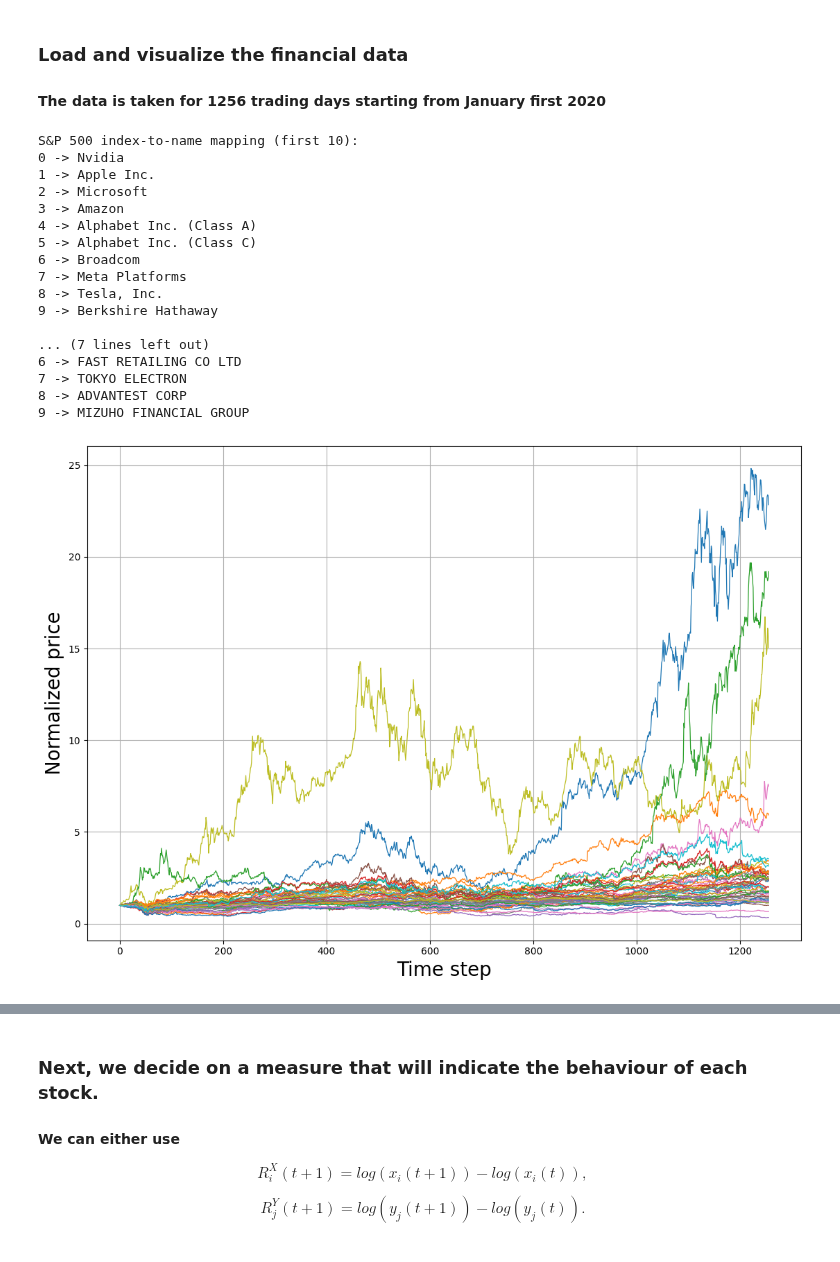
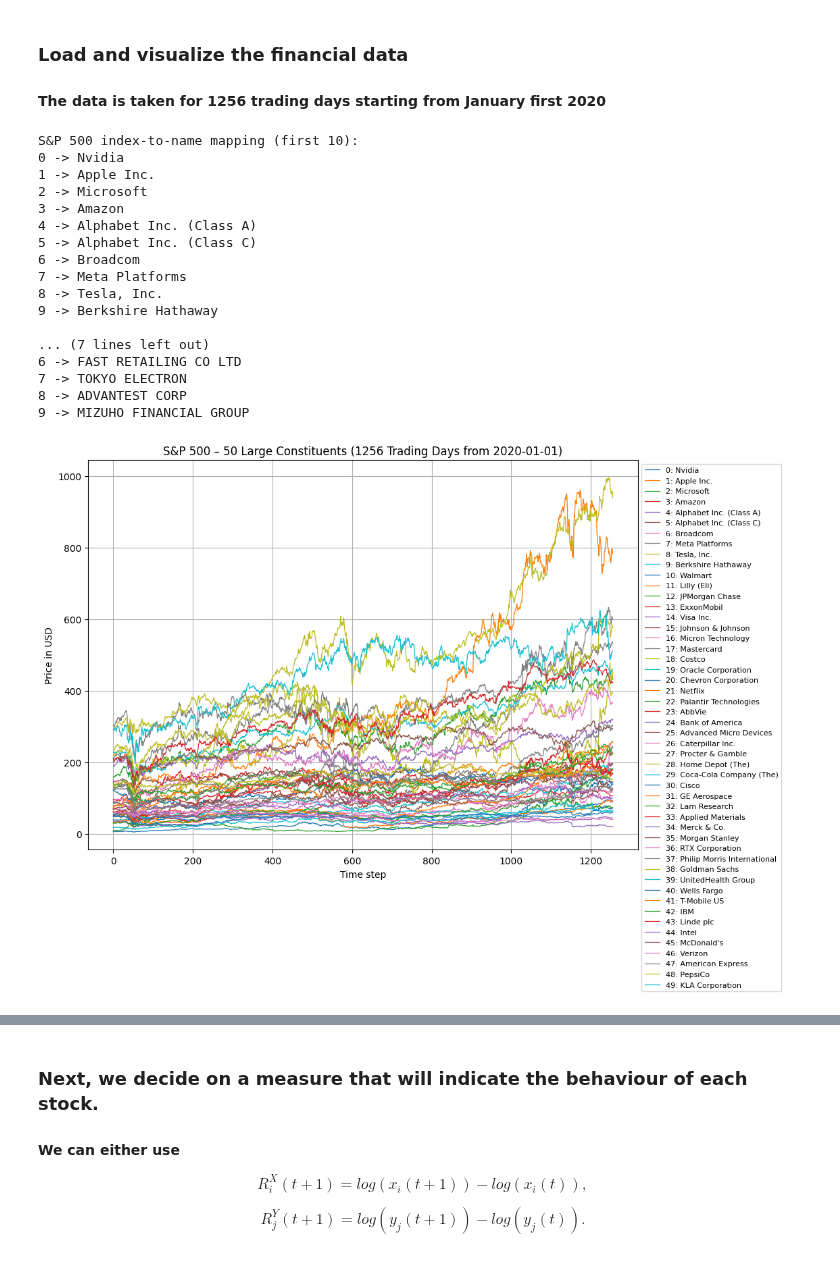
Before and after one commit to GabrielSamberg/Matching-Clustering, a Jupyter notebook: Reproducible_Code/StockMarketRSC.ipynb, the cells around one changed output, grey strips where cells are left out. Drawn from its saved outputs; the diff is of its cells as text; code cells hidden in the pictures.

Commit message:
Added original financial data for S&P 500 and Japan datasets.

```diff
--- a/Reproducible_Code/StockMarketRSC.ipynb
+++ b/Reproducible_Code/StockMarketRSC.ipynb
@@ -46,16 +41,16 @@ We do that in order to neutralize scaling problems that can occur from differenc
 ### Load and visualize the financial data
 #### The data is taken for 1256 trading days starting from January first 2020
 # %%
-# Load the precomputed normalized price data and company names for both the S&P 500 and Japan datasets
-X_norm = np.load("../matching_clustering/Precomputed_finance_data/X_norm.npy")
-Y_norm = np.load("../matching_clustering/Precomputed_finance_data/Y_norm.npy")
+# Load the precomputed price data and company names for both the S&P 500 and Japan datasets
+sp500_orig_data = np.load("../matching_clustering/Precomputed_finance_data/sp500_orig_data.npy")
+japan_orig_data = np.load("../matching_clustering/Precomputed_finance_data/japan_orig_data.npy")
 sp500_names = np.load("../matching_clustering/Precomputed_finance_data/sp500_names.npy", allow_pickle=True)
 japan_names = np.load("../matching_clustering/Precomputed_finance_data/japan_names.npy", allow_pickle=True)
 japan_tickers = np.load("../matching_clustering/Precomputed_finance_data/japan_tickers.npy", allow_pickle=True)
 sp500_tickers = np.load("../matching_clustering/Precomputed_finance_data/sp500_tickers.npy", allow_pickle=True)
 
-N_COMPANIES = X_norm.shape[0]
-T = X_norm.shape[1]
+N_COMPANIES = sp500_orig_data.shape[0]
+T = sp500_orig_data.shape[1]
 START_DATE = "2020-01-01"
 
 
@@ -75,6 +70,8 @@ for i in range(min(10, N_COMPANIES)):
 
 time_axis = np.arange(T)
 
+
+
 # -----------------------
 # Plot X (S&P 500)
 # -----------------------
@@ -82,68 +79,52 @@ plt.figure(figsize=(14, 8))
 for i in range(N_COMPANIES):
     plt.plot(
         time_axis,
-        X_norm[i, :],
+        sp500_orig_data[i, :],
         linewidth=0.9,
         label=f"{i}: {sp500_index_to_name[i]}"
     )
-# plt.title(f"S&P 500 – 50 Large Constituents ({T} Trading Days from {START_DATE})")
-plt.xlabel("Time step", fontsize=20)
-plt.ylabel("Normalized price", fontsize=20)
+plt.title(f"S&P 500 – 50 Large Constituents ({T} Trading Days from {START_DATE})")
+plt.xlabel("Time step")
+plt.ylabel("Price in USD")
 plt.grid(True)
-# plt.legend(loc="upper left", bbox_to_anchor=(1, 1), fontsize=8)
+plt.legend(loc="upper left", bbox_to_anchor=(1, 1), fontsize=8)
 plt.tight_layout(rect=[0, 0, 0.8, 1])
-
-# Save the figure to a PDF file in the "Figures" directory
-base_dir = Path.cwd()  # instead of __file__
-output_path = base_dir / "Figures" / "stockmarket_figures" / "S&P_500_data.pdf"
-output_path.parent.mkdir(parents=True, exist_ok=True)
-plt.savefig(output_path, bbox_inches="tight")
-
 plt.show()
-
-
 
 # -----------------------
 # Plot Y (Japan)
 # -----------------------
 plt.figure(figsize=(14, 8))
 for i in range(N_COMPANIES):
     plt.plot(
         time_axis,
-        Y_norm[i, :],
+        japan_orig_data[i, :],
         linewidth=0.9,
         label=f"{i}: {japan_index_to_name[i]}"
     )
-# plt.title(f"Japan Large Caps – 50 Companies ({T} Trading Days from {START_DATE})")
-plt.xlabel("Time step", fontsize=20)
-plt.ylabel("Normalized price", fontsize=20)
+plt.title(f"Japan Large Caps – 50 Companies ({T} Trading Days from {START_DATE})")
+plt.xlabel("Time step")
+plt.ylabel("Price in Yen")
 plt.grid(True)
-# plt.legend(loc="upper left", bbox_to_anchor=(1, 1), fontsize=8)
+plt.legend(loc="upper left", bbox_to_anchor=(1, 1), fontsize=8)
 plt.tight_layout(rect=[0, 0, 0.8, 1])
-
-# Save the figure to a PDF file in the "Figures" directory
-base_dir = Path.cwd()  # instead of __file__
-output_path = base_dir / "Figures" / "stockmarket_figures" / "Japan_financial_data.pdf"
-output_path.parent.mkdir(parents=True, exist_ok=True)
-plt.savefig(output_path, bbox_inches="tight")
-
 plt.show()
 # %% [output]
 S&P 500 index-to-name mapping (first 10):
 0 -> Nvidia
 1 -> Apple Inc.
 2 -> Microsoft
 3 -> Amazon
 4 -> Alphabet Inc. (Class A)
 5 -> Alphabet Inc. (Class C)
 6 -> Broadcom
 7 -> Meta Platforms
 8 -> Tesla, Inc.
 9 -> Berkshire Hathaway
 
 ... (7 lines left out)
 6 -> FAST RETAILING CO LTD
 7 -> TOKYO ELECTRON
 8 -> ADVANTEST CORP
 9 -> MIZUHO FINANCIAL GROUP
-[figure, old version]
+[figure, new version]
```
Also changed, not shown: parts of 7 cells of this notebook, 2 other files.
